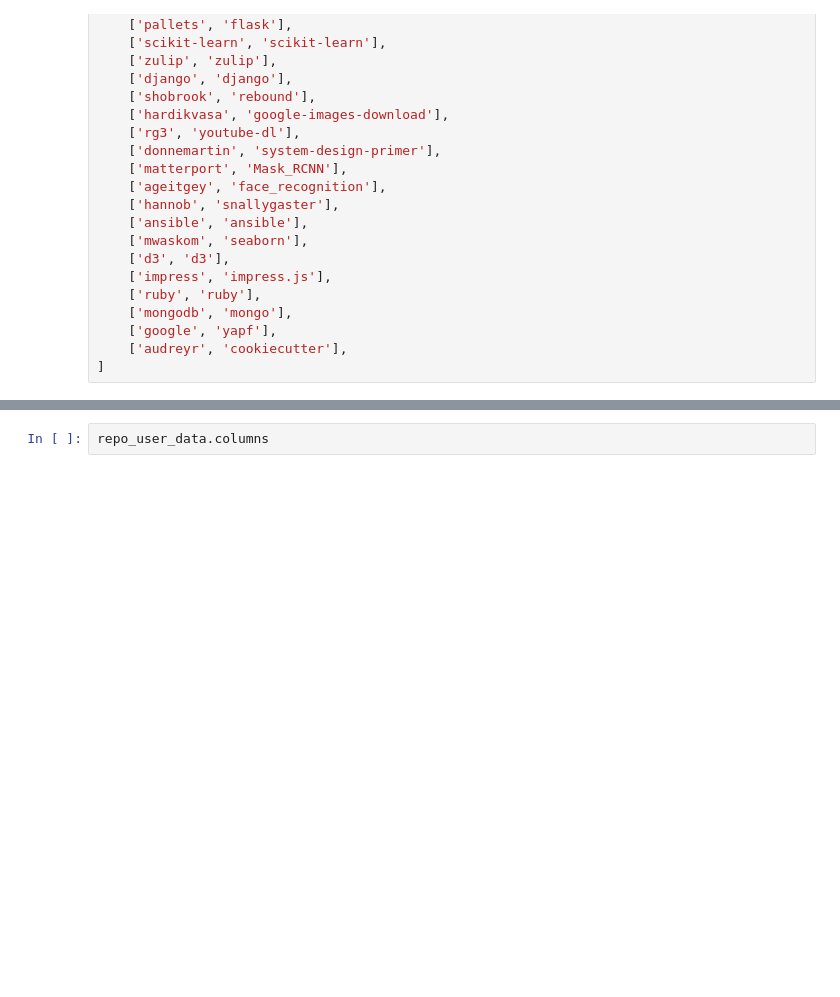
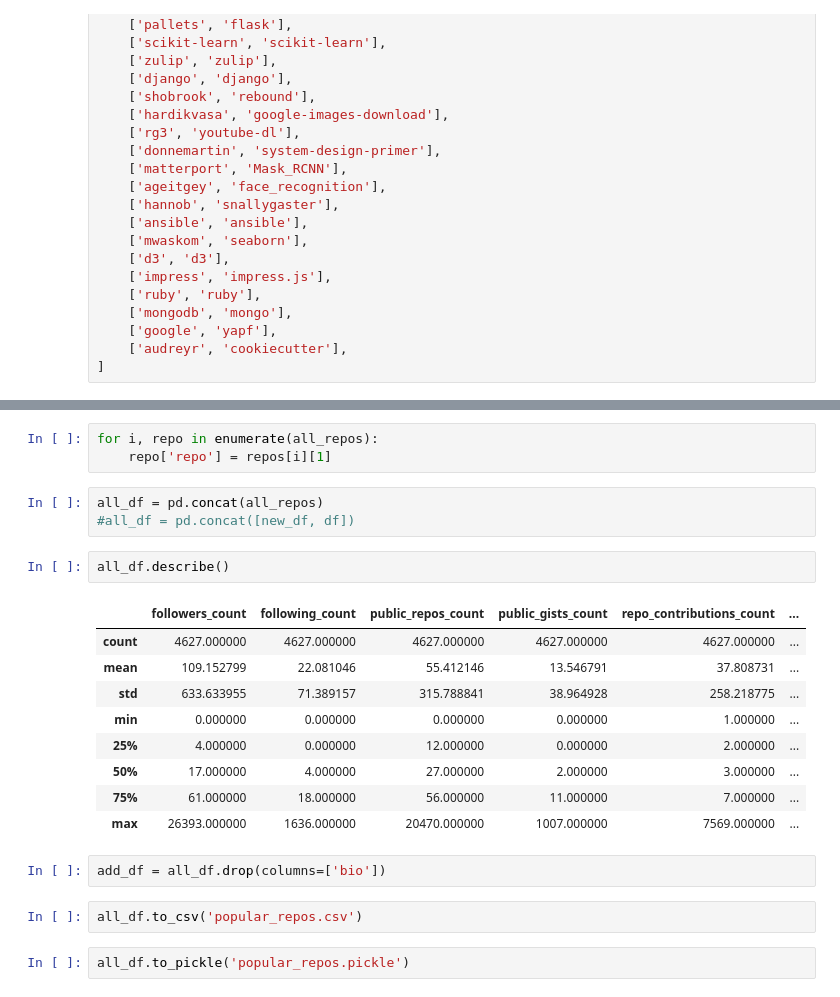
Before and after one commit to bps10/github-churn, a Jupyter notebook: Data_fetch_popular_repos.ipynb, the cells around one changed output, grey strips where cells are left out. Saved outputs shown, nothing was run; the diff lists cells and outputs as text; blank space fills up the shorter version.

Commit message:
repo users working

```diff
--- a/Data_fetch_popular_repos.ipynb
+++ b/Data_fetch_popular_repos.ipynb
@@ -62,2 +71,24 @@ ServerError: 502 Server Error
-# %%
-repo_user_data.columns
+# %%
+for i, repo in enumerate(all_repos):
+    repo['repo'] = repos[i][1]
+# %%
+all_df = pd.concat(all_repos)
+#all_df = pd.concat([new_df, df])
+# %%
+all_df.describe()
+# %% [output]
+|  | followers_count | following_count | public_repos_count | public_gists_count | repo_contributions_count | ... |
+| count | 4627.000000 | 4627.000000 | 4627.000000 | 4627.000000 | 4627.000000 | ... |
+| mean | 109.152799 | 22.081046 | 55.412146 | 13.546791 | 37.808731 | ... |
+| std | 633.633955 | 71.389157 | 315.788841 | 38.964928 | 258.218775 | ... |
+| min | 0.000000 | 0.000000 | 0.000000 | 0.000000 | 1.000000 | ... |
+| 25% | 4.000000 | 0.000000 | 12.000000 | 0.000000 | 2.000000 | ... |
+| 50% | 17.000000 | 4.000000 | 27.000000 | 2.000000 | 3.000000 | ... |
+| 75% | 61.000000 | 18.000000 | 56.000000 | 11.000000 | 7.000000 | ... |
+| max | 26393.000000 | 1636.000000 | 20470.000000 | 1007.000000 | 7569.000000 | ... |
+# %%
+add_df = all_df.drop(columns=['bio'])
+# %%
+all_df.to_csv('popular_repos.csv')
+# %%
+all_df.to_pickle('popular_repos.pickle')
```
Also changed, not shown: parts of 1 cell of this notebook, 5 other files.
